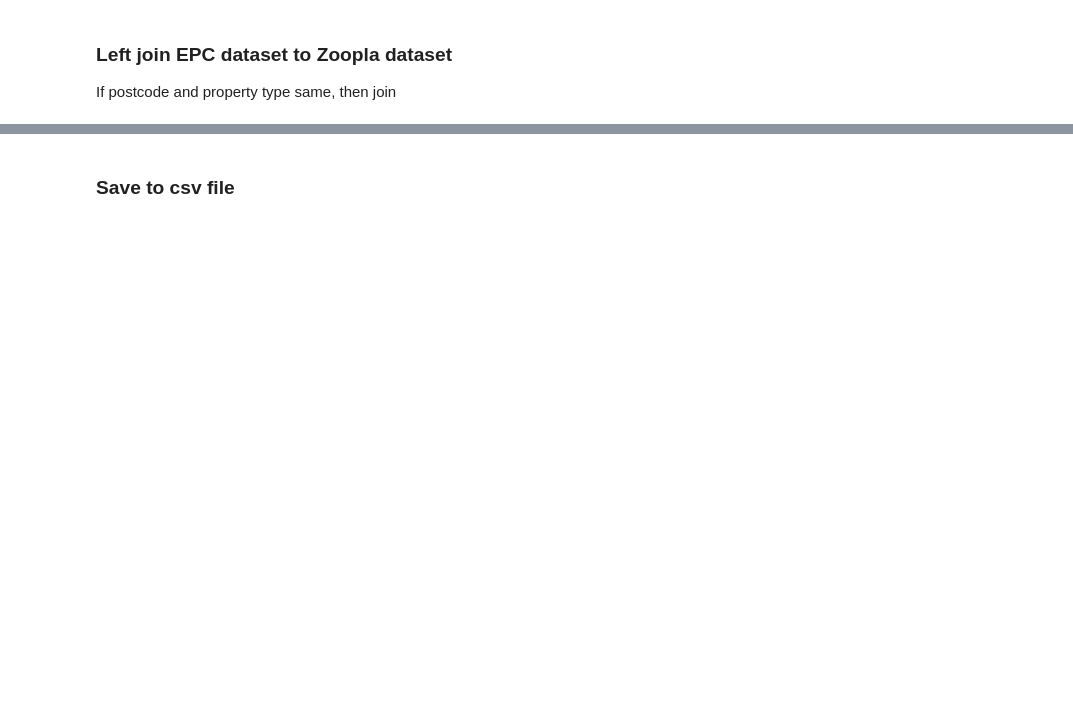
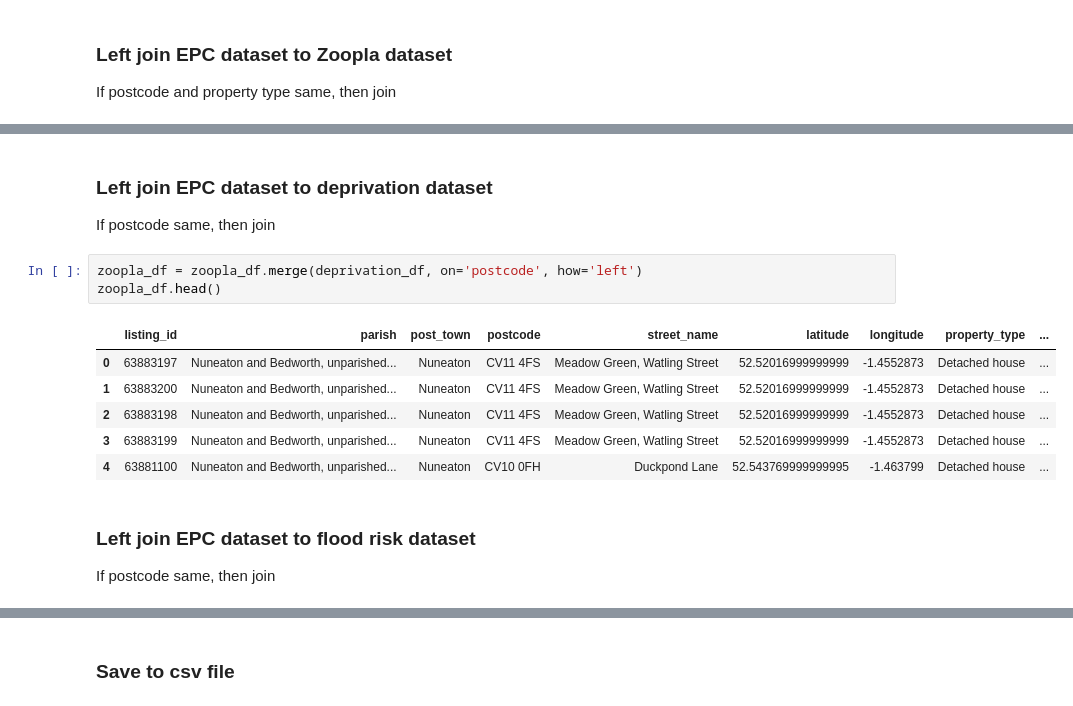
Before and after one commit to RobertVallance/house_prices_prediction_nuneaton_hinckley, a Jupyter notebook: 1.2-join_epc_deprivation_floodrisk.ipynb, the cells around one changed output, grey strips where cells are left out. Drawn from its saved outputs; the diff is of its cells as text; blank space fills up the shorter version.

```diff
--- a/1.2-join_epc_deprivation_floodrisk.ipynb
+++ b/1.2-join_epc_deprivation_floodrisk.ipynb
@@ -386,0 +469,16 @@ zoopla_df_test.head()
+# %% [markdown]
+### Left join EPC dataset to deprivation dataset
+If postcode same, then join
+# %%
+zoopla_df = zoopla_df.merge(deprivation_df, on='postcode', how='left')
+zoopla_df.head()
+# %% [output]
+|  | listing_id | parish | post_town | postcode | street_name | latitude | longitude | property_type | ... |
+| 0 | 63883197 | Nuneaton and Bedworth, unparished... | Nuneaton | CV11 4FS | Meadow Green, Watling Street | 52.52016999999999 | -1.4552873 | Detached house | ... |
+| 1 | 63883200 | Nuneaton and Bedworth, unparished... | Nuneaton | CV11 4FS | Meadow Green, Watling Street | 52.52016999999999 | -1.4552873 | Detached house | ... |
+| 2 | 63883198 | Nuneaton and Bedworth, unparished... | Nuneaton | CV11 4FS | Meadow Green, Watling Street | 52.52016999999999 | -1.4552873 | Detached house | ... |
+| 3 | 63883199 | Nuneaton and Bedworth, unparished... | Nuneaton | CV11 4FS | Meadow Green, Watling Street | 52.52016999999999 | -1.4552873 | Detached house | ... |
+| 4 | 63881100 | Nuneaton and Bedworth, unparished... | Nuneaton | CV10 0FH | Duckpond Lane | 52.543769999999995 | -1.463799 | Detached house | ... |
+# %% [markdown]
+### Left join EPC dataset to flood risk dataset
+If postcode same, then join
```
Also changed, not shown: parts of 19 cells of this notebook.
